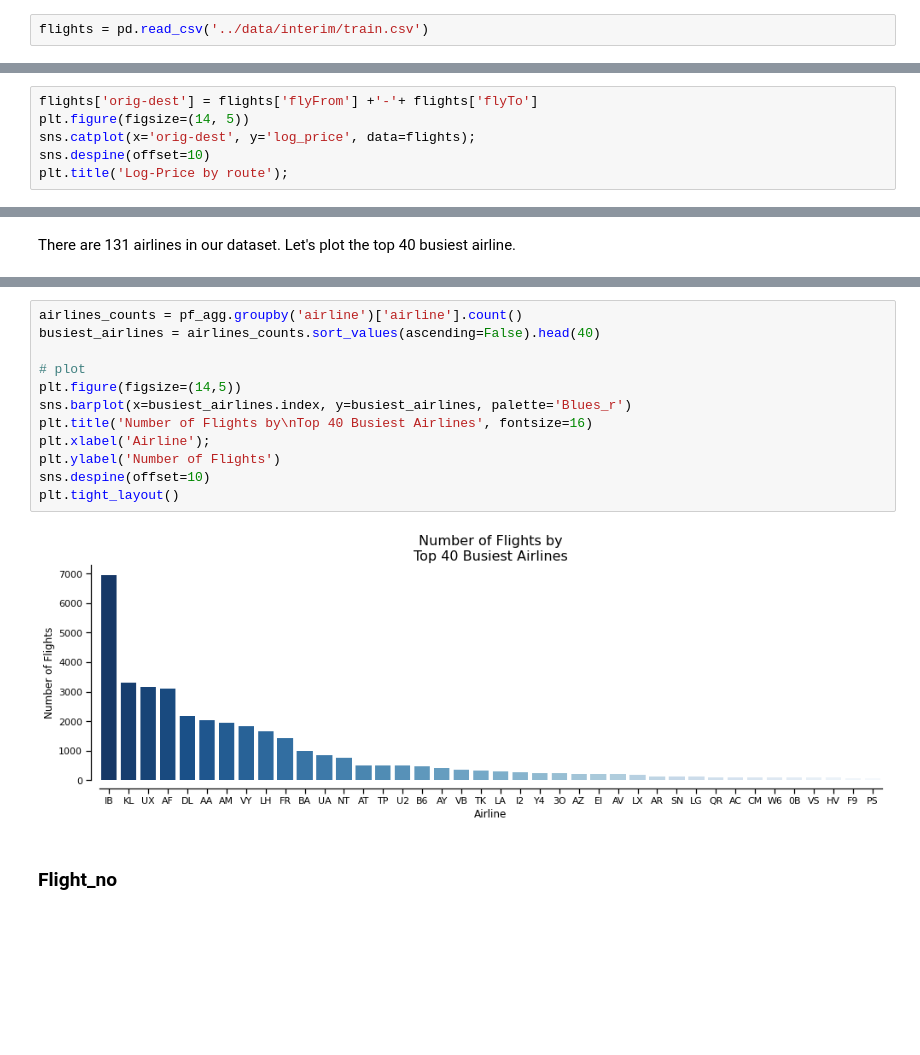
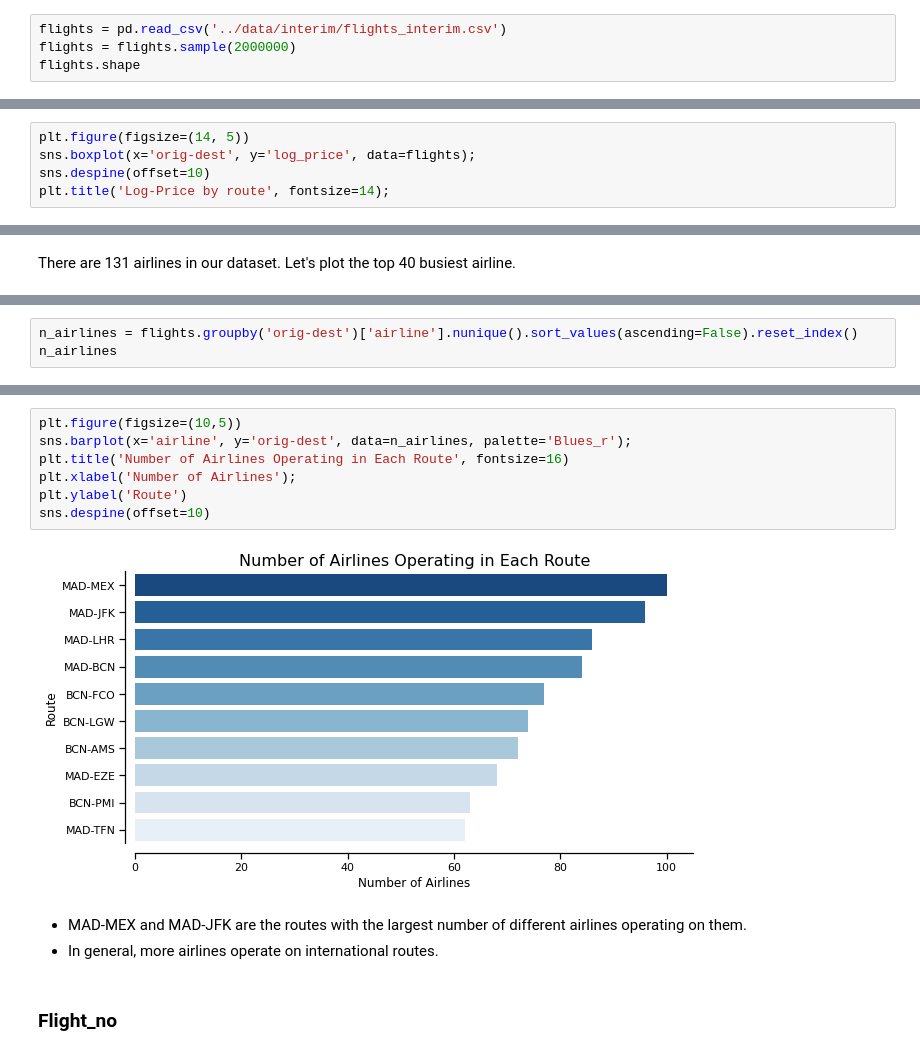
Before and after one commit to adriancervero/flight-prices-prediction, a Jupyter notebook: notebooks/02-exploratory_data_analysis.ipynb, the cells around one changed output, grey strips where cells are left out. Cells and saved outputs as stored; diff of their text form; blank space fills up the shorter version.

```diff
--- a/notebooks/02-exploratory_data_analysis.ipynb
+++ b/notebooks/02-exploratory_data_analysis.ipynb
@@ -31,4 +25,6 @@ def subset_flights(df, orig='all', dest='all', dDate='all', dTime='all', flight_
 # %% [markdown]
 ### Load data
 # %%
-flights = pd.read_csv('../data/interim/train.csv')
+flights = pd.read_csv('../data/interim/flights_interim.csv')
+flights = flights.sample(2000000)
+flights.shape
@@ -188,7 +161,6 @@ plt.tight_layout()
 # %%
-flights['orig-dest'] = flights['flyFrom'] +'-'+ flights['flyTo']
 plt.figure(figsize=(14, 5))
-sns.catplot(x='orig-dest', y='log_price', data=flights);
+sns.boxplot(x='orig-dest', y='log_price', data=flights);
 sns.despine(offset=10)
-plt.title('Log-Price by route');
+plt.title('Log-Price by route', fontsize=14);
 # %% [output]
@@ -296,0 +248,3 @@ pf_agg = pf.groupby(['orig-dest','dDate', 'dTime', 'aTime', 'flight_no', 'airlin
+# %%
+n_airlines = flights.groupby('orig-dest')['airline'].nunique().sort_values(ascending=False).reset_index()
+n_airlines
@@ -297,17 +263,15 @@ pf_agg = pf.groupby(['orig-dest','dDate', 'dTime', 'aTime', 'flight_no', 'airlin
 # %%
-airlines_counts = pf_agg.groupby('airline')['airline'].count()
-busiest_airlines = airlines_counts.sort_values(ascending=False).head(40)
-
-# plot
-plt.figure(figsize=(14,5))
-sns.barplot(x=busiest_airlines.index, y=busiest_airlines, palette='Blues_r')
-plt.title('Number of Flights by\nTop 40 Busiest Airlines', fontsize=16)
-plt.xlabel('Airline');
-plt.ylabel('Number of Flights')
+plt.figure(figsize=(10,5))
+sns.barplot(x='airline', y='orig-dest', data=n_airlines, palette='Blues_r');
+plt.title('Number of Airlines Operating in Each Route', fontsize=16)
+plt.xlabel('Number of Airlines');
+plt.ylabel('Route')
 sns.despine(offset=10)
-plt.tight_layout()
 # %% [output]
-[figure, old version]
+[figure, new version]
+# %% [markdown]
+* MAD-MEX and MAD-JFK are the routes with the largest number of different airlines operating on them.
+* In general, more airlines operate on international routes.
 # %% [markdown]
 ### Flight_no
 # %%
```
Also changed, not shown: parts of 80 cells of this notebook.
